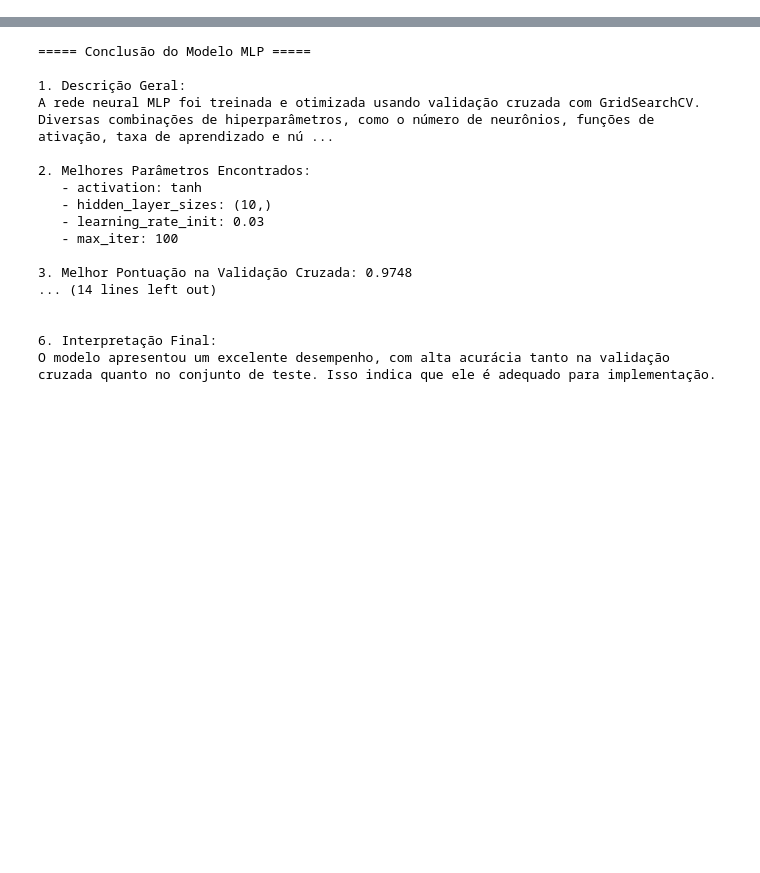
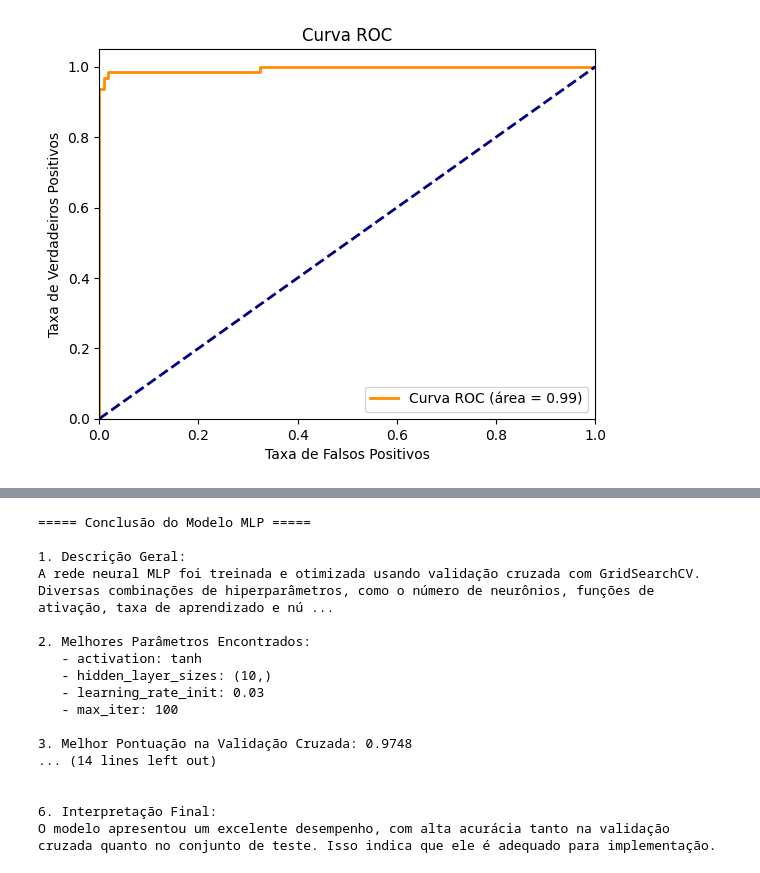
Before and after one commit to LimaAnthonyY/Classifica-o_de_cancer_de_mama, a Jupyter notebook: Projeto_Neural.ipynb, the cells around one changed output, grey strips where cells are left out. Saved outputs shown, nothing was run; the diff lists cells and outputs as text; code cells hidden in the pictures; blank space fills up the shorter version.

```diff
--- a/Projeto_Neural.ipynb
+++ b/Projeto_Neural.ipynb
@@ -172,34 +147,23 @@ def gerar_curva_aprendizado(modelo, X_train, y_train):
 # %%
-import matplotlib.pyplot as plt
 from sklearn.metrics import roc_curve, auc
 
-def plotar_curva_roc(grid_search, X_test, y_test):
-    """
-    Calcula e plota a curva ROC para as previsões do modelo.
+# Previsões de probabilidade para a curva ROC
+y_prob = grid_search.predict_proba(X_test)[:, 1]
 
-    Parameters:
-    grid_search: objeto GridSearchCV com o modelo treinado
-    X_test: conjunto de dados de teste
-    y_test: rótulos verdadeiros do conjunto de dados de teste
-    """
+# Calcular curva ROC
+fpr, tpr, _ = roc_curve(y_test, y_prob)
+roc_auc = auc(fpr, tpr)
 
-    # Previsões de probabilidade para a curva ROC
-    y_prob = grid_search.predict_proba(X_test)[:, 1]
-
-    # Calcular curva ROC
-    fpr, tpr, _ = roc_curve(y_test, y_prob)
-    roc_auc = auc(fpr, tpr)
-
-    # Plotar a curva ROC
-    plt.figure(figsize=(8, 6))
-    plt.plot(fpr, tpr, color='darkorange', lw=2, label=f'Curva ROC (área = {roc_auc:.2f})')
-    plt.plot([0, 1], [0, 1], color='navy', lw=2, linestyle='--')  # Corrigir limites para 1
-    plt.xlim([0.0, 1.0])
-    plt.ylim([0.0, 1.0])
-    plt.xlabel('Taxa de Falsos Positivos', fontsize=12)
-    plt.ylabel('Taxa de Verdadeiros Positivos', fontsize=12)
-    plt.title('Curva ROC', fontsize=16)
-    plt.legend(loc="lower right")
-    plt.grid(True)
-    plt.show()
+# Plotar a curva ROC
+plt.plot(fpr, tpr, color='darkorange', lw=2, label=f'Curva ROC (área = {roc_auc:.2f})')
+plt.plot([0, 10], [0, 10], color='navy', lw=2, linestyle='--')
+plt.xlim([0.0, 10.00])
+plt.ylim([0.0, 10.05])
+plt.xlabel('Taxa de Falsos Positivos')
+plt.ylabel('Taxa de Verdadeiros Positivos')
+plt.title('Curva ROC')
+plt.legend(loc="lower right")
+plt.show()
+# %% [output]
+[figure, added]
 # %%
```
Also changed, not shown: parts of 13 cells of this notebook.
